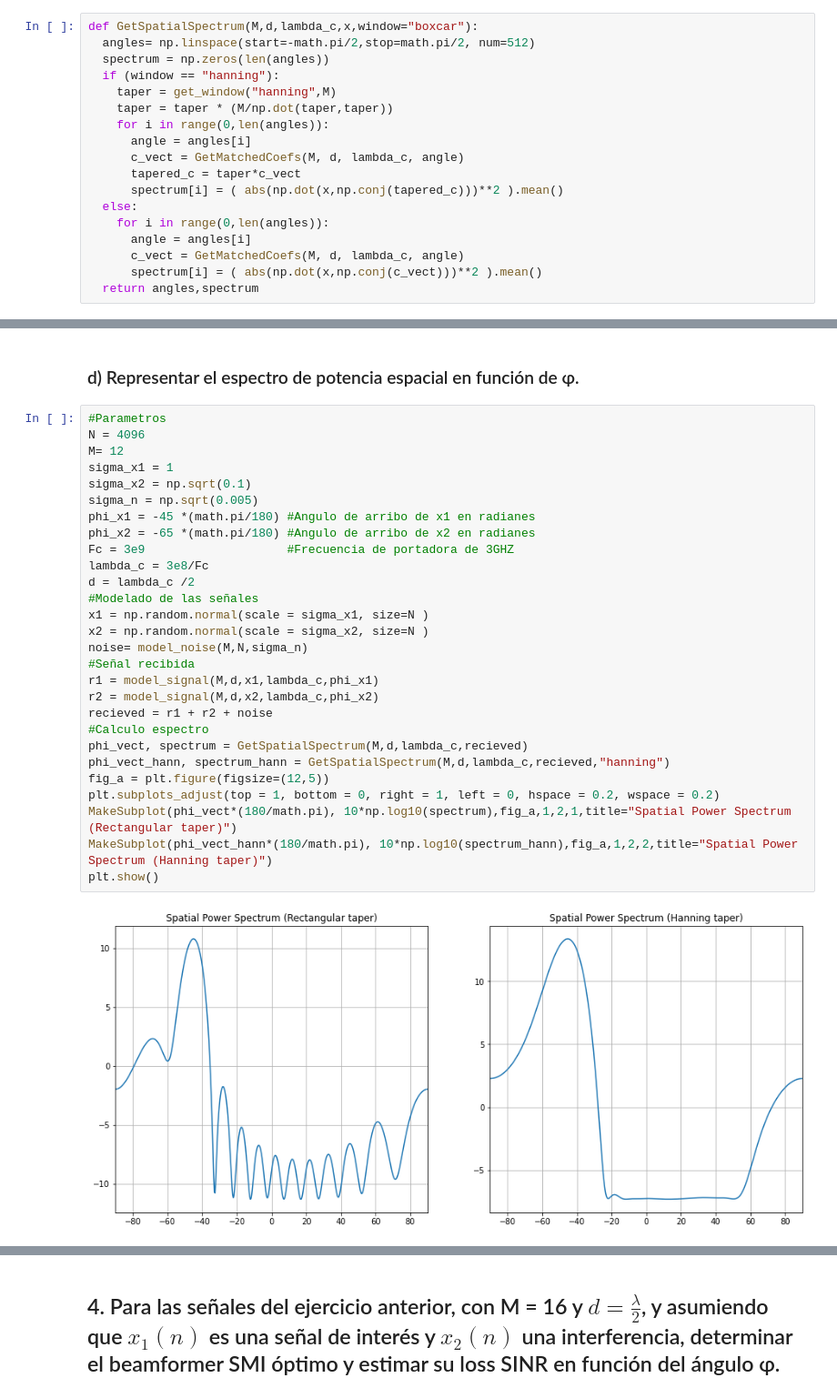
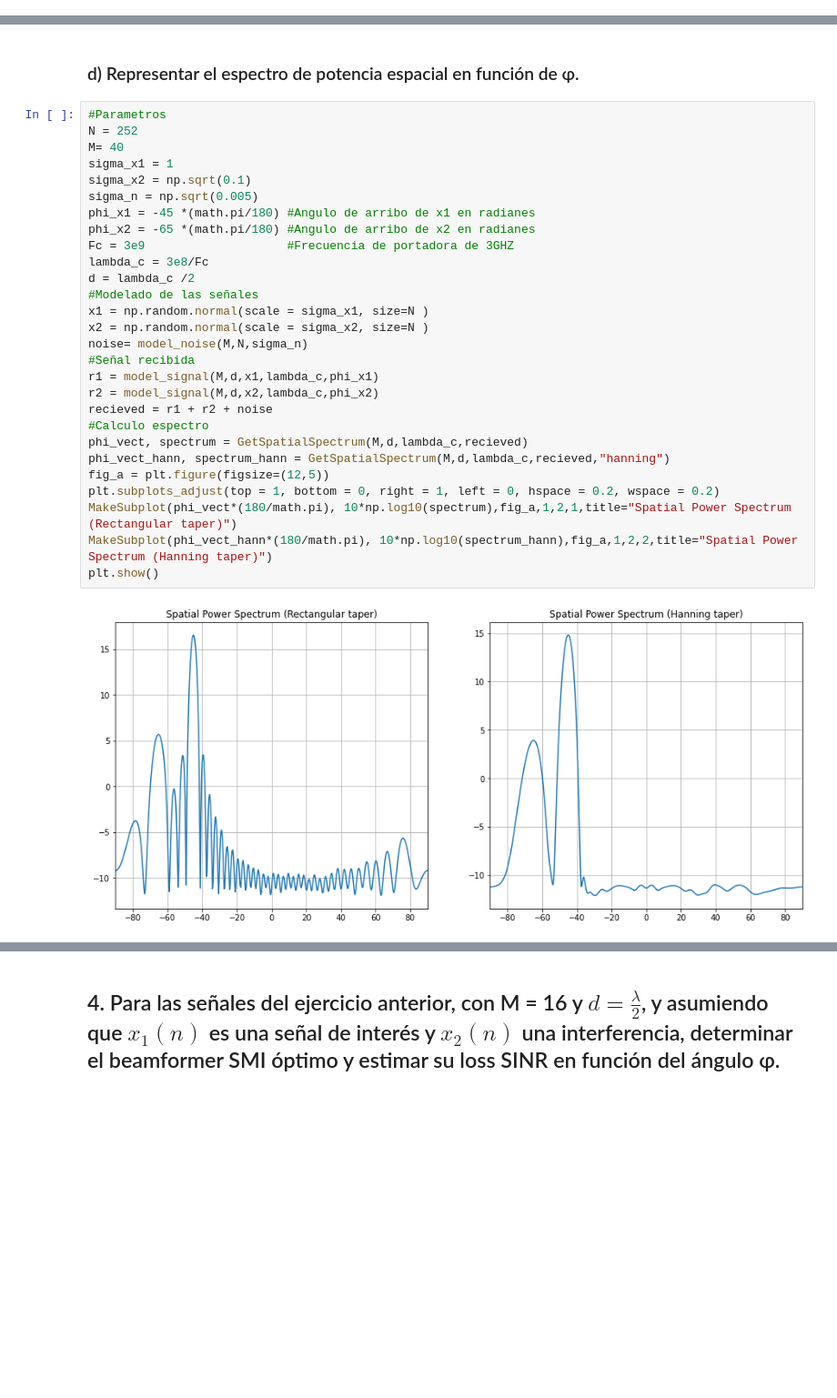
Before and after one commit to ManuMollon261297/PASA, a Jupyter notebook: TP6-Arreglos/ArreglosAdaptativos.ipynb, the cells around one changed output, grey strips where cells are left out. Shown at 91% size. Saved outputs shown, nothing was run; the diff lists cells and outputs as text; blank space fills up the shorter version.

```diff
--- a/TP6-Arreglos/ArreglosAdaptativos.ipynb
+++ b/TP6-Arreglos/ArreglosAdaptativos.ipynb
@@ -112,58 +166,40 @@ def CalcBeamPattern(M,c_vect,N=None):
 # %% [markdown]
 El espectro de potencia espacial se define como:
 $$R(\phi )=E\{ |C^H(\phi)\cdot x(n)|^2 \}$$
-# %%
-def GetSpatialSpectrum(M,d,lambda_c,x,window="boxcar"):
-  angles= np.linspace(start=-math.pi/2,stop=math.pi/2, num=512)
-  spectrum = np.zeros(len(angles))
-  if (window == "hanning"):
-    taper = get_window("hanning",M)
-    taper = taper * (M/np.dot(taper,taper))
-    for i in range(0,len(angles)):
-      angle = angles[i]
-      c_vect = GetMatchedCoefs(M, d, lambda_c, angle)
-      tapered_c = taper*c_vect
-      spectrum[i] = ( abs(np.dot(x,np.conj(tapered_c)))**2 ).mean()
-  else:
-    for i in range(0,len(angles)):
-      angle = angles[i]
-      c_vect = GetMatchedCoefs(M, d, lambda_c, angle)
-      spectrum[i] = ( abs(np.dot(x,np.conj(c_vect)))**2 ).mean()
-  return angles,spectrum
 # %% [markdown]
 ### c) Determinar la cantidad de puntos óptima para el barrido de φ.
 # %% [markdown]
 ### d) Representar el espectro de potencia espacial en función de φ.
 # %%
 #Parametros
-N = 4096
-M= 12
+N = 252
+M= 40
 sigma_x1 = 1
 sigma_x2 = np.sqrt(0.1)
 sigma_n = np.sqrt(0.005)
 phi_x1 = -45 *(math.pi/180) #Angulo de arribo de x1 en radianes
 phi_x2 = -65 *(math.pi/180) #Angulo de arribo de x2 en radianes
 Fc = 3e9                    #Frecuencia de portadora de 3GHZ
 lambda_c = 3e8/Fc
 d = lambda_c /2
 #Modelado de las señales
 x1 = np.random.normal(scale = sigma_x1, size=N )
 x2 = np.random.normal(scale = sigma_x2, size=N )
 noise= model_noise(M,N,sigma_n)
 #Señal recibida
 r1 = model_signal(M,d,x1,lambda_c,phi_x1)
 r2 = model_signal(M,d,x2,lambda_c,phi_x2)
 recieved = r1 + r2 + noise
 #Calculo espectro
 phi_vect, spectrum = GetSpatialSpectrum(M,d,lambda_c,recieved)
 phi_vect_hann, spectrum_hann = GetSpatialSpectrum(M,d,lambda_c,recieved,"hanning")
 fig_a = plt.figure(figsize=(12,5))
 plt.subplots_adjust(top = 1, bottom = 0, right = 1, left = 0, hspace = 0.2, wspace = 0.2)
 MakeSubplot(phi_vect*(180/math.pi), 10*np.log10(spectrum),fig_a,1,2,1,title="Spatial Power Spectrum (Rectangular taper)")
 MakeSubplot(phi_vect_hann*(180/math.pi), 10*np.log10(spectrum_hann),fig_a,1,2,2,title="Spatial Power Spectrum (Hanning taper)")
 plt.show()
 # %% [output]
-[figure, old version]
+[figure, new version]
 # %%
 #Parametros
 N = 4096
```
Also changed, not shown: parts of 7 cells of this notebook.
